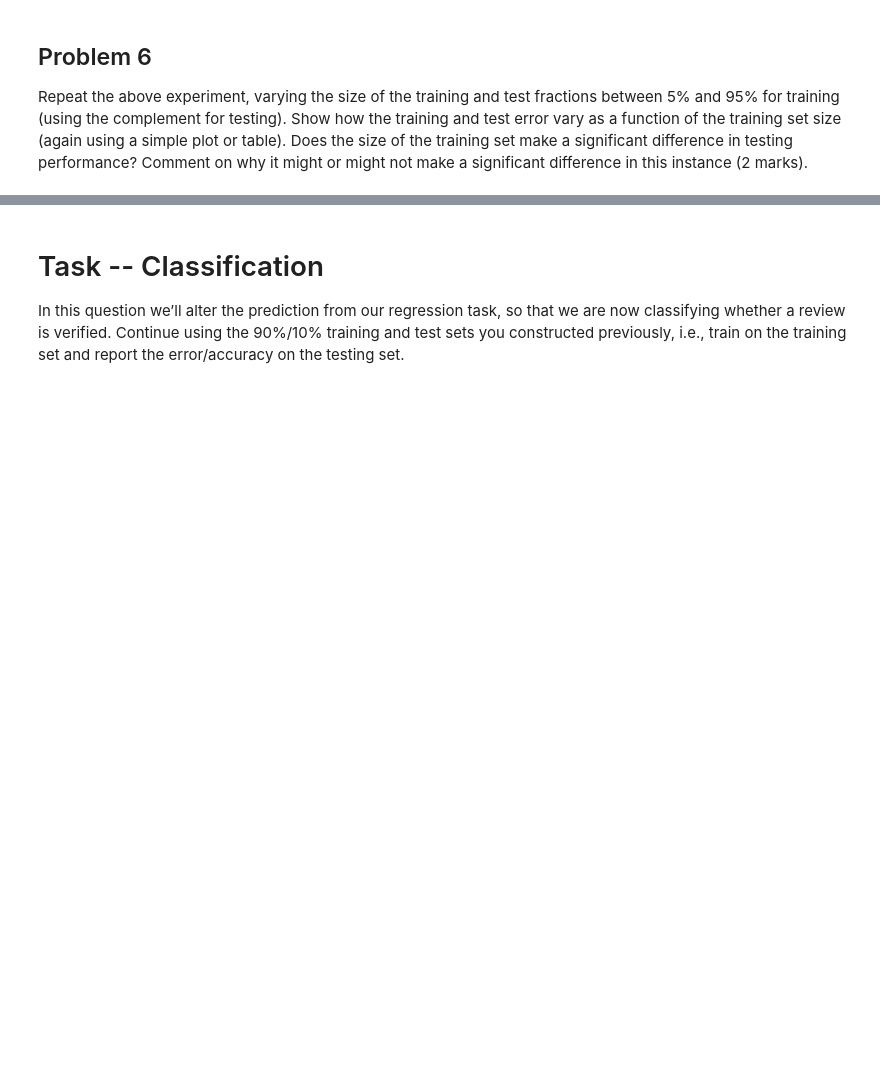
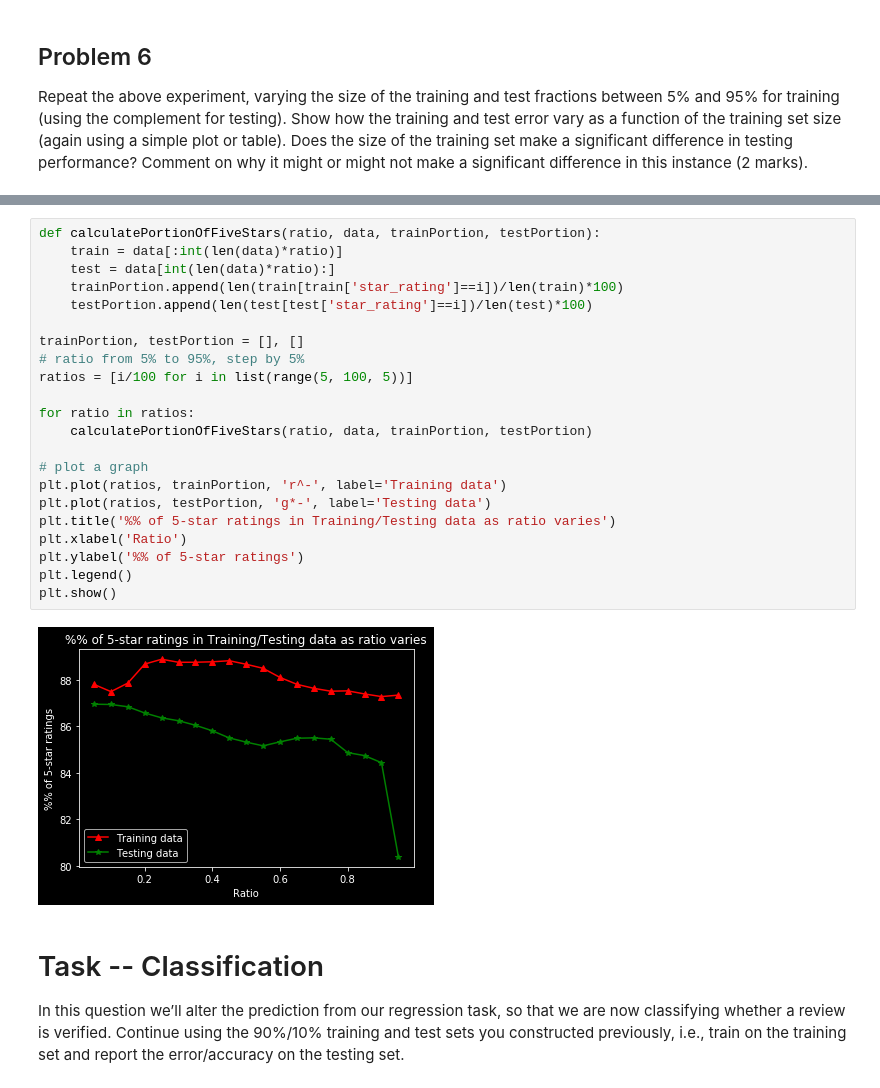
Before and after one commit to Rshcaroline/UCSD-CSE258-Web-Mining-and-Recommender-Systems, a Jupyter notebook: Homework1/homework1.ipynb, the cells around one changed output, grey strips where cells are left out. Cells and saved outputs as stored; diff of their text form; blank space fills up the shorter version.

```diff
--- a/Homework1/homework1.ipynb
+++ b/Homework1/homework1.ipynb
@@ -150,3 +190,27 @@ plt.show()
+# %%
+def calculatePortionOfFiveStars(ratio, data, trainPortion, testPortion):
+    train = data[:int(len(data)*ratio)]
+    test = data[int(len(data)*ratio):]
+    trainPortion.append(len(train[train['star_rating']==i])/len(train)*100)
+    testPortion.append(len(test[test['star_rating']==i])/len(test)*100)
+
+trainPortion, testPortion = [], []
+# ratio from 5% to 95%, step by 5%
+ratios = [i/100 for i in list(range(5, 100, 5))]
+
+for ratio in ratios:
+    calculatePortionOfFiveStars(ratio, data, trainPortion, testPortion)
+
+# plot a graph
+plt.plot(ratios, trainPortion, 'r^-', label='Training data')
+plt.plot(ratios, testPortion, 'g*-', label='Testing data')
+plt.title('%% of 5-star ratings in Training/Testing data as ratio varies')
+plt.xlabel('Ratio')
+plt.ylabel('%% of 5-star ratings')
+plt.legend()
+plt.show()
+# %% [output]
+[figure, added]
 # %% [markdown]
  # Task -- Classification
  In this question we’ll alter the prediction from our regression task, so that we are now classifying whether a review is verified. Continue using the 90%/10% training and test sets you constructed previously, i.e., train on the training set and report the error/accuracy on the testing set.
```
Also changed, not shown: parts of 19 cells of this notebook, 16 other files.
